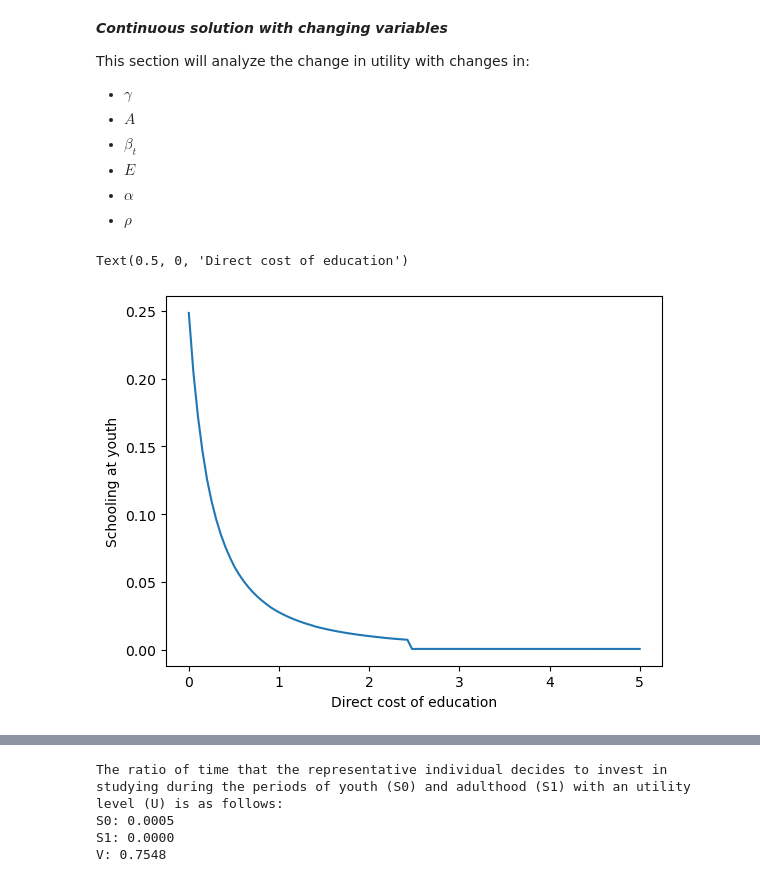
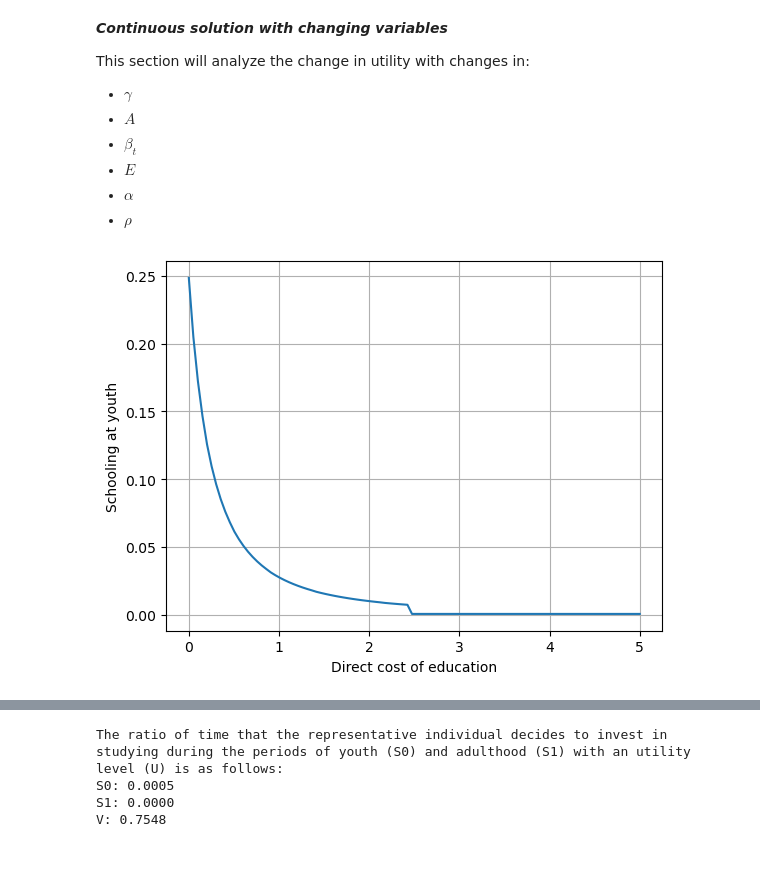
Before and after one commit to NumEconCopenhagen/projects-2023-latin-power, a Jupyter notebook: modelproject/modelproject.ipynb, the cells around one changed output, grey strips where cells are left out. Drawn from its saved outputs; the diff is of its cells as text; code cells hidden in the pictures.

```diff
--- a/modelproject/modelproject.ipynb
+++ b/modelproject/modelproject.ipynb
@@ -142,24 +135,24 @@ This section will analyze the change in utility with changes in:
 # %%
 # Changing in direct cost of schooling (gamma)
 model = HumanCapitalModelClass()
 
 gamma_values = np.linspace(0,5, 100)
 gamma0_1 = []
 S0_gamma_change = []
 
 
 for a, i in enumerate(gamma_values):
     model.par.gama = i
     solution=model.solve_continously()
     gamma0_1.append(i)
     S0_gamma_change.append(solution.S0)
 
 
 
 
 plt.plot(gamma0_1, S0_gamma_change)
 plt.ylabel("Schooling at youth")
 plt.xlabel("Direct cost of education")
+plt.grid()
 # %% [output]
-Text(0.5, 0, 'Direct cost of education')
-[figure, old version]
+[figure, new version]
```
Also changed, not shown: parts of 12 cells of this notebook.
